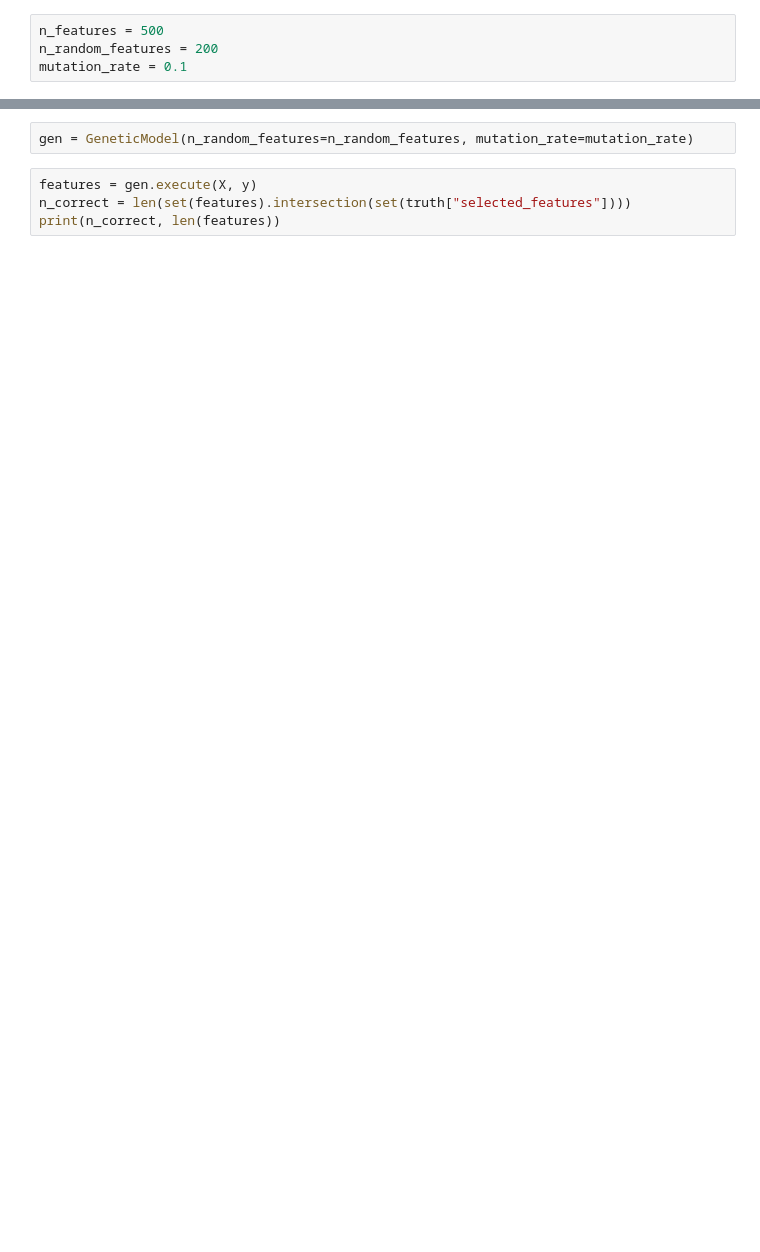
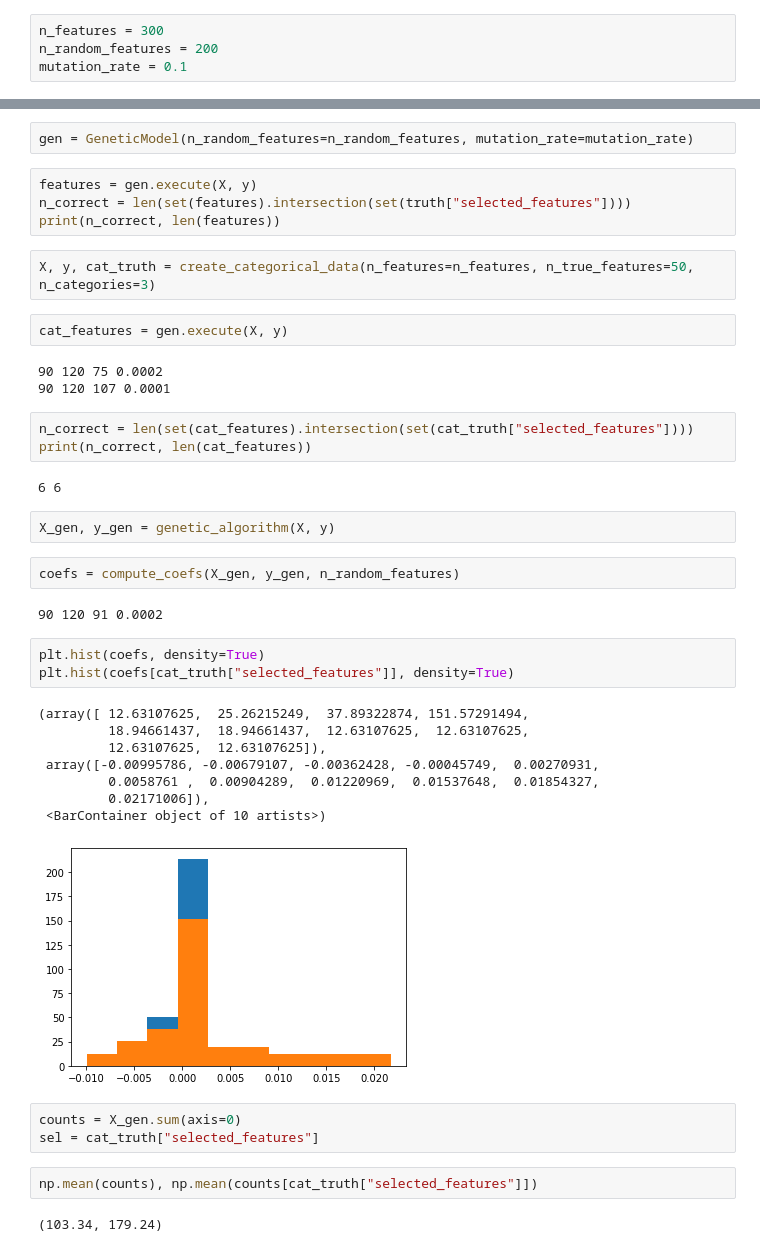
Before and after one commit to UtrechtUniversity/protosc, a Jupyter notebook: examples/genetic.ipynb, the cells around one changed output, grey strips where cells are left out. Cells and saved outputs as stored; diff of their text form; blank space fills up the shorter version.

```diff
--- a/examples/genetic.ipynb
+++ b/examples/genetic.ipynb
@@ -6,5 +8,5 @@ import numpy as np
 # %%
-n_features = 500
+n_features = 300
 n_random_features = 200
 mutation_rate = 0.1
 # %%
@@ -23,3 +25,40 @@ gen = GeneticModel(n_random_features=n_random_features, mutation_rate=mutation_r
 features = gen.execute(X, y)
 n_correct = len(set(features).intersection(set(truth["selected_features"])))
 print(n_correct, len(features))
+# %%
+X, y, cat_truth = create_categorical_data(n_features=n_features, n_true_features=50, n_categories=3)
+# %%
+cat_features = gen.execute(X, y)
+# %% [output]
+90 120 75 0.0002
+90 120 107 0.0001
+# %%
+n_correct = len(set(cat_features).intersection(set(cat_truth["selected_features"])))
+print(n_correct, len(cat_features))
+# %% [output]
+6 6
+# %%
+X_gen, y_gen = genetic_algorithm(X, y)
+# %%
+coefs = compute_coefs(X_gen, y_gen, n_random_features)
+# %% [output]
+90 120 91 0.0002
+# %%
+plt.hist(coefs, density=True)
+plt.hist(coefs[cat_truth["selected_features"]], density=True)
+# %% [output]
+(array([ 12.63107625,  25.26215249,  37.89322874, 151.57291494,
+         18.94661437,  18.94661437,  12.63107625,  12.63107625,
+         12.63107625,  12.63107625]),
+ array([-0.00995786, -0.00679107, -0.00362428, -0.00045749,  0.00270931,
+         0.0058761 ,  0.00904289,  0.01220969,  0.01537648,  0.01854327,
+         0.02171006]),
+ <BarContainer object of 10 artists>)
+[figure, added]
+# %%
+counts = X_gen.sum(axis=0)
+sel = cat_truth["selected_features"]
+# %%
+np.mean(counts), np.mean(counts[cat_truth["selected_features"]])
+# %% [output]
+(103.34, 179.24)
```
Also changed, not shown: parts of 4 cells of this notebook, 4 other files.
